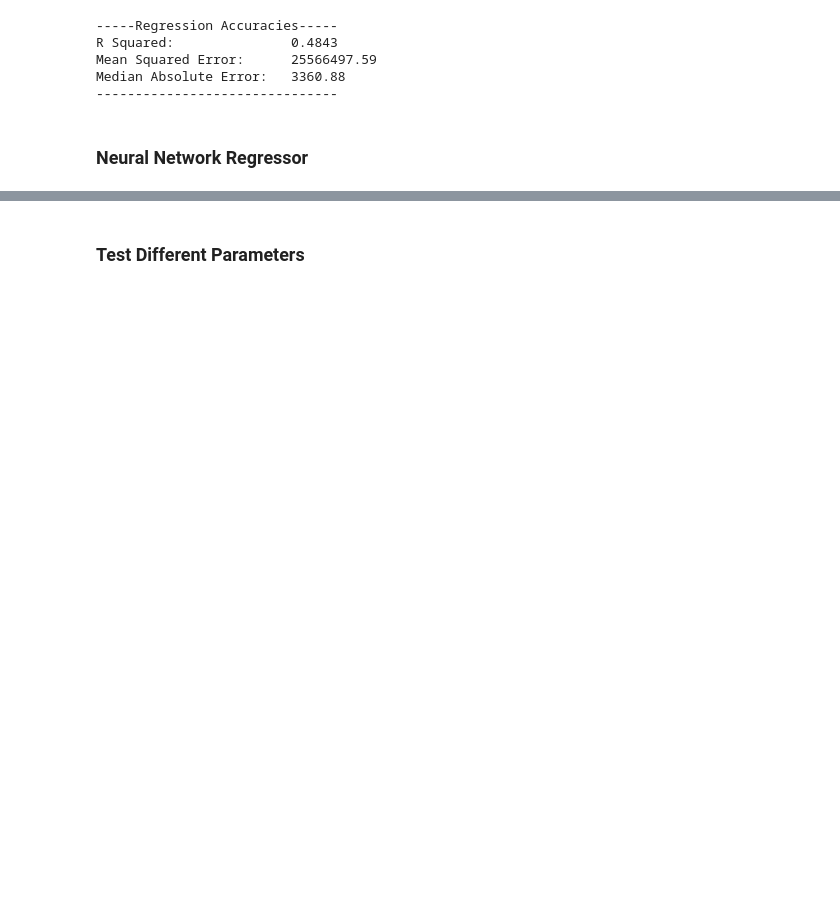
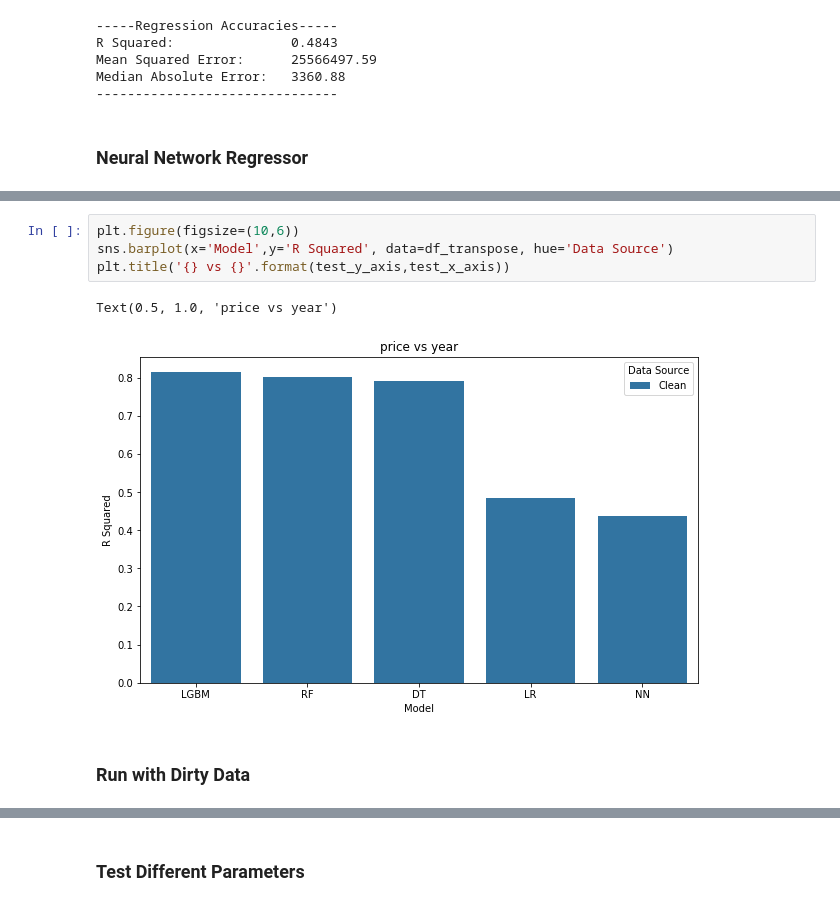
Before and after one commit to lachlanmcinnes/SIT307, a Jupyter notebook: MachineLearning/MachineLearning.ipynb, the cells around one changed output, grey strips where cells are left out. Saved outputs shown, nothing was run; the diff lists cells and outputs as text; blank space fills up the shorter version.

```diff
--- a/MachineLearning/MachineLearning.ipynb
+++ b/MachineLearning/MachineLearning.ipynb
@@ -320,0 +352,9 @@ df_outcome
+# %%
+plt.figure(figsize=(10,6))
+sns.barplot(x='Model',y='R Squared', data=df_transpose, hue='Data Source')
+plt.title('{} vs {}'.format(test_y_axis,test_x_axis))
+# %% [output]
+Text(0.5, 1.0, 'price vs year')
+[figure, added]
+# %% [markdown]
+### Run with Dirty Data
```
Also changed, not shown: parts of 38 cells of this notebook.
